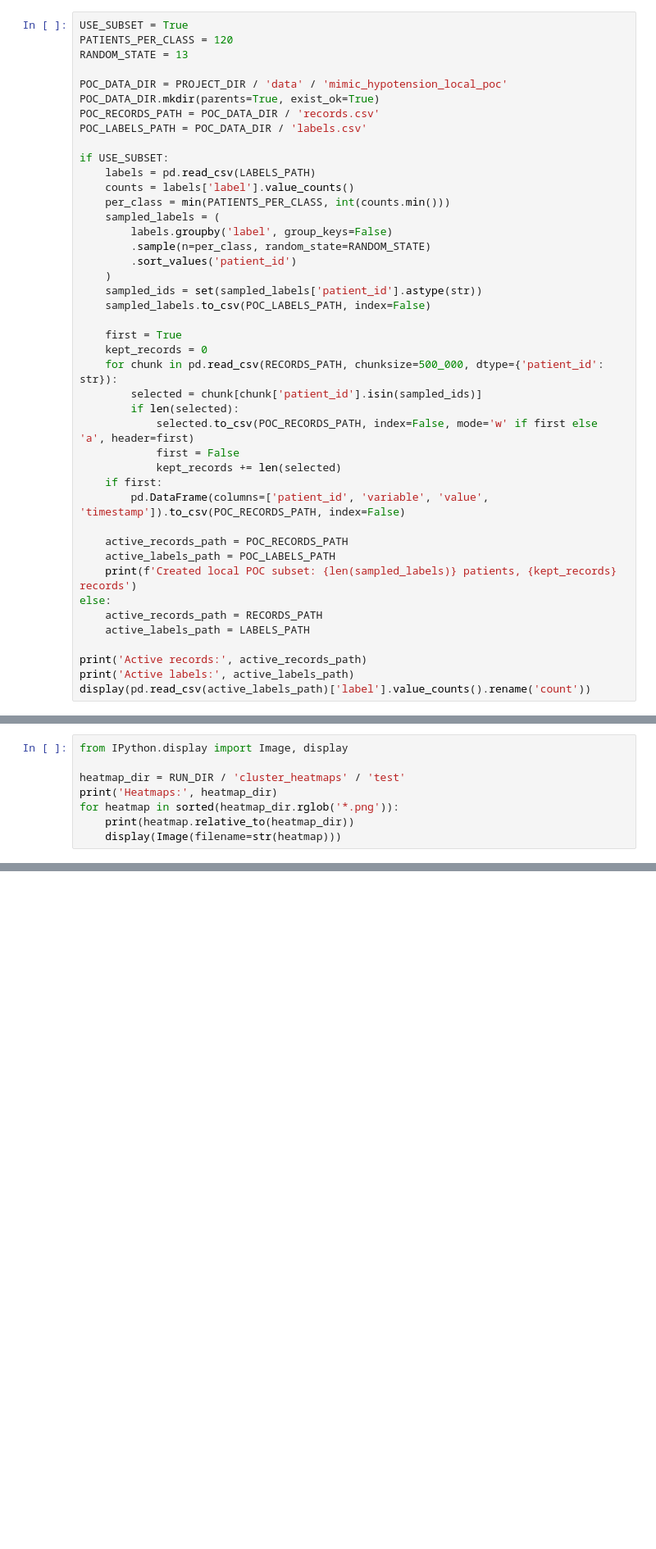
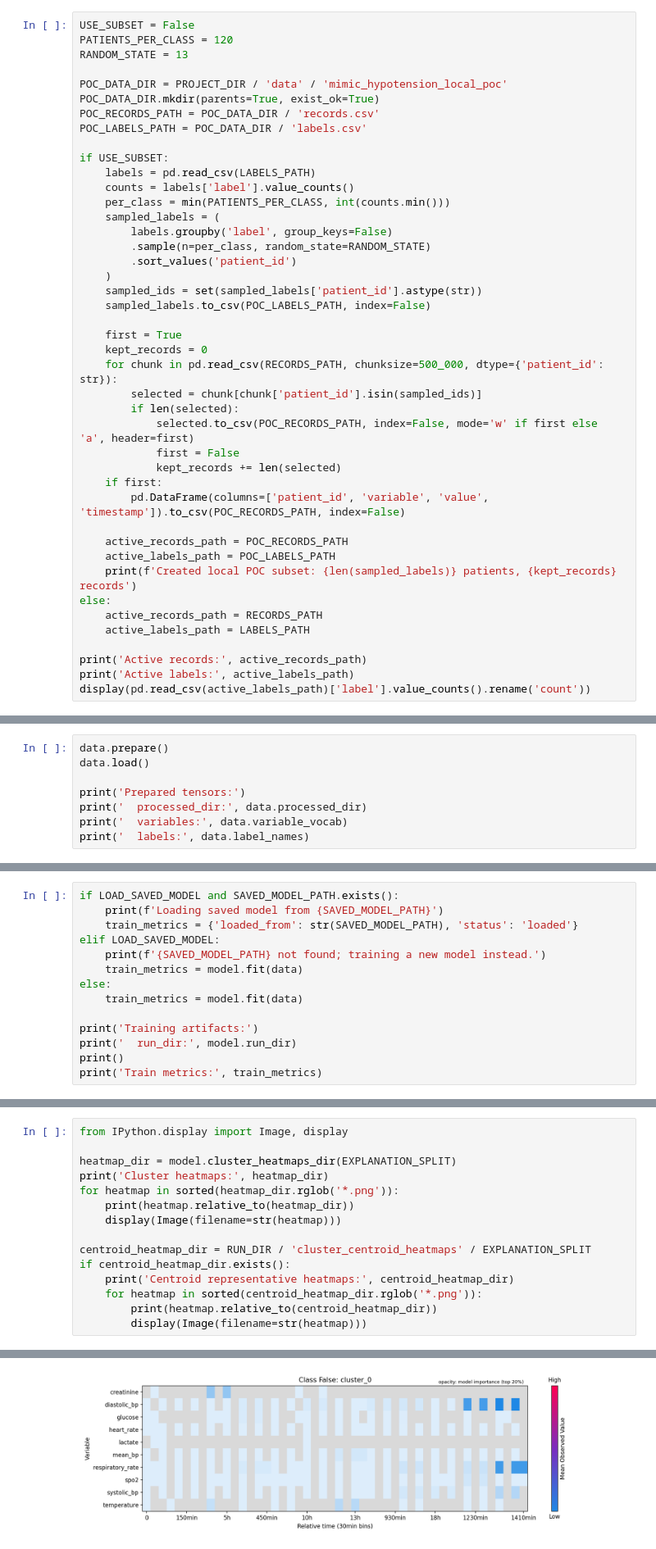
Before and after one commit to MichalWeisman/Interpretable-ViT-for-Timeseries, a Jupyter notebook: notebooks/local_mimic_hypotension_importance_values.ipynb, the cells around one changed output, grey strips where cells are left out. Shown at 82% size. Saved outputs shown, nothing was run; the diff lists cells and outputs as text; blank space fills up the shorter version.

Commit message:
Add ViT embedding clustering and clinical heatmaps

```diff
--- a/notebooks/local_mimic_hypotension_importance_values.ipynb
+++ b/notebooks/local_mimic_hypotension_importance_values.ipynb
@@ -58,5 +67,5 @@ The full prepared MIMIC records table can be large. This cell creates a balanced
 # %%
-USE_SUBSET = True
+USE_SUBSET = False
 PATIENTS_PER_CLASS = 120
 RANDOM_STATE = 13
 
@@ -184,0 +238,8 @@ Patients are first split by predicted class, then clustered by flattened model-i
+# %%
+data.prepare()
+data.load()
+
+print('Prepared tensors:')
+print('  processed_dir:', data.processed_dir)
+print('  variables:', data.variable_vocab)
+print('  labels:', data.label_names)
@@ -184,0 +255,14 @@ Patients are first split by predicted class, then clustered by flattened model-i
+# %%
+if LOAD_SAVED_MODEL and SAVED_MODEL_PATH.exists():
+    print(f'Loading saved model from {SAVED_MODEL_PATH}')
+    train_metrics = {'loaded_from': str(SAVED_MODEL_PATH), 'status': 'loaded'}
+elif LOAD_SAVED_MODEL:
+    print(f'{SAVED_MODEL_PATH} not found; training a new model instead.')
+    train_metrics = model.fit(data)
+else:
+    train_metrics = model.fit(data)
+
+print('Training artifacts:')
+print('  run_dir:', model.run_dir)
+print()
+print('Train metrics:', train_metrics)
@@ -185,8 +377,16 @@ Patients are first split by predicted class, then clustered by flattened model-i
 # %%
 from IPython.display import Image, display
 
-heatmap_dir = RUN_DIR / 'cluster_heatmaps' / 'test'
-print('Heatmaps:', heatmap_dir)
+heatmap_dir = model.cluster_heatmaps_dir(EXPLANATION_SPLIT)
+print('Cluster heatmaps:', heatmap_dir)
 for heatmap in sorted(heatmap_dir.rglob('*.png')):
     print(heatmap.relative_to(heatmap_dir))
     display(Image(filename=str(heatmap)))
+
+centroid_heatmap_dir = RUN_DIR / 'cluster_centroid_heatmaps' / EXPLANATION_SPLIT
+if centroid_heatmap_dir.exists():
+    print('Centroid representative heatmaps:', centroid_heatmap_dir)
+    for heatmap in sorted(centroid_heatmap_dir.rglob('*.png')):
+        print(heatmap.relative_to(centroid_heatmap_dir))
+        display(Image(filename=str(heatmap)))
+# %% [output]
@@ -192,0 +395 @@ for heatmap in sorted(heatmap_dir.rglob('*.png')):
+[figure, added]
```
Also changed, not shown: parts of 26 cells of this notebook, 21 other files.
